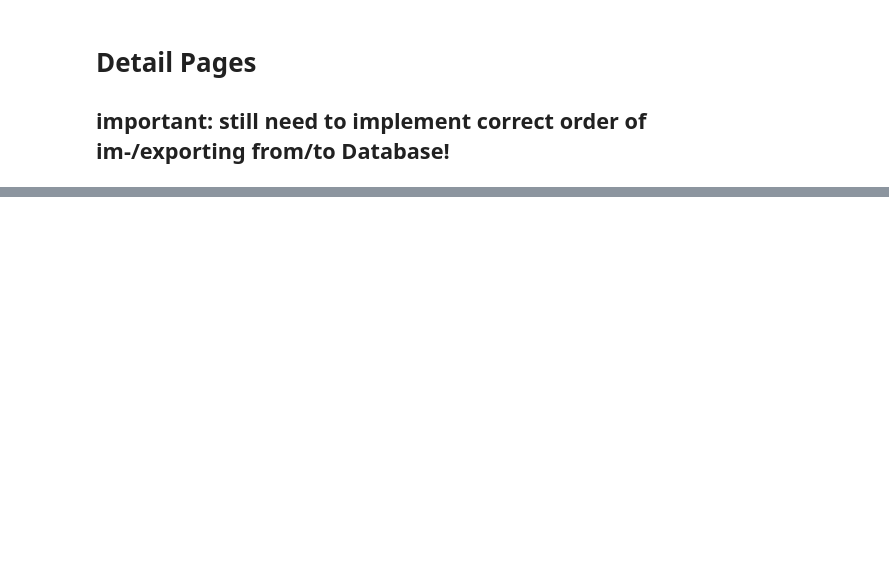
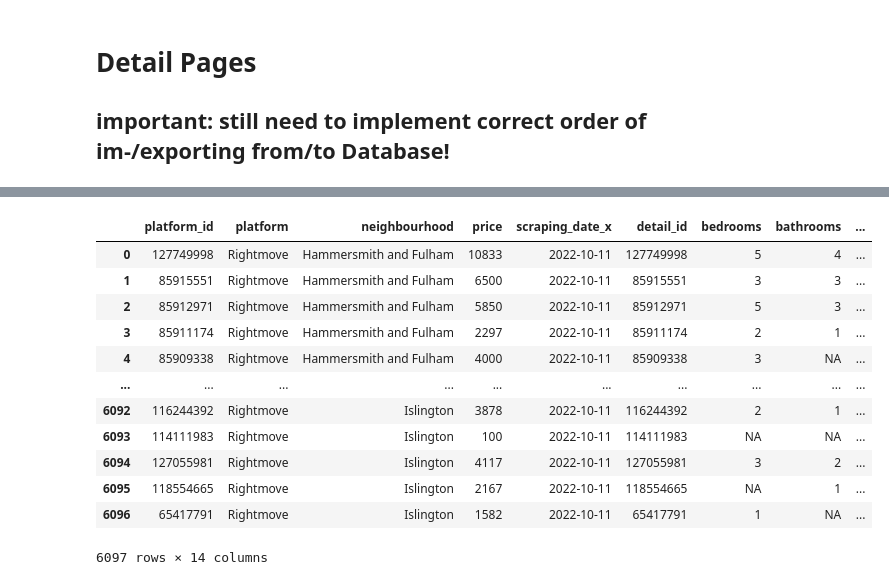
Before and after one commit to capstone-jmrs/capstone-proptech-repo, a Jupyter notebook: rightmove_NEW.ipynb, the cells around one changed output, grey strips where cells are left out. Cells and saved outputs as stored; diff of their text form; code cells hidden in the pictures; blank space fills up the shorter version.

```diff
--- a/rightmove_NEW.ipynb
+++ b/rightmove_NEW.ipynb
@@ -201,3 +239,14 @@ The rightmove_1 table was imported successfully.
 # %% [markdown]
 # Detail Pages
 ## important: still need to implement correct order of im-/exporting from/to Database!
+# %%
+# get list of IDs from previously scraped data by querying the database
+sql = f"""
+SELECT platform_id
+FROM {schema}.{table_name}
+"""
+
+df_overview_ids = get_dataframe(sql)
+ids = df_overview_ids['platform_id'].tolist()
+
+print('Length of IDs list is = ' + str(len(ids)))
@@ -376,0 +418,18 @@ itemDict
+# %%
+# merge overview and details dataframes
+rightmove_complete = pd.merge(rightmove_overview, rightmove_details, on='platform_id', how='left')
+rightmove_complete
+# %% [output]
+|  | platform_id | platform | neighbourhood | price | scraping_date_x | detail_id | bedrooms | bathrooms | ... |
+| 0 | 127749998 | Rightmove | Hammersmith and Fulham | 10833 | 2022-10-11 | 127749998 | 5 | 4 | ... |
+| 1 | 85915551 | Rightmove | Hammersmith and Fulham | 6500 | 2022-10-11 | 85915551 | 3 | 3 | ... |
+| 2 | 85912971 | Rightmove | Hammersmith and Fulham | 5850 | 2022-10-11 | 85912971 | 5 | 3 | ... |
+| 3 | 85911174 | Rightmove | Hammersmith and Fulham | 2297 | 2022-10-11 | 85911174 | 2 | 1 | ... |
+| 4 | 85909338 | Rightmove | Hammersmith and Fulham | 4000 | 2022-10-11 | 85909338 | 3 | NA | ... |
+| ... | ... | ... | ... | ... | ... | ... | ... | ... | ... |
+| 6092 | 116244392 | Rightmove | Islington | 3878 | 2022-10-11 | 116244392 | 2 | 1 | ... |
+| 6093 | 114111983 | Rightmove | Islington | 100 | 2022-10-11 | 114111983 | NA | NA | ... |
+| 6094 | 127055981 | Rightmove | Islington | 4117 | 2022-10-11 | 127055981 | 3 | 2 | ... |
+| 6095 | 118554665 | Rightmove | Islington | 2167 | 2022-10-11 | 118554665 | NA | 1 | ... |
+| 6096 | 65417791 | Rightmove | Islington | 1582 | 2022-10-11 | 65417791 | 1 | NA | ... |
+6097 rows × 14 columns
```
Also changed, not shown: parts of 30 cells of this notebook.
